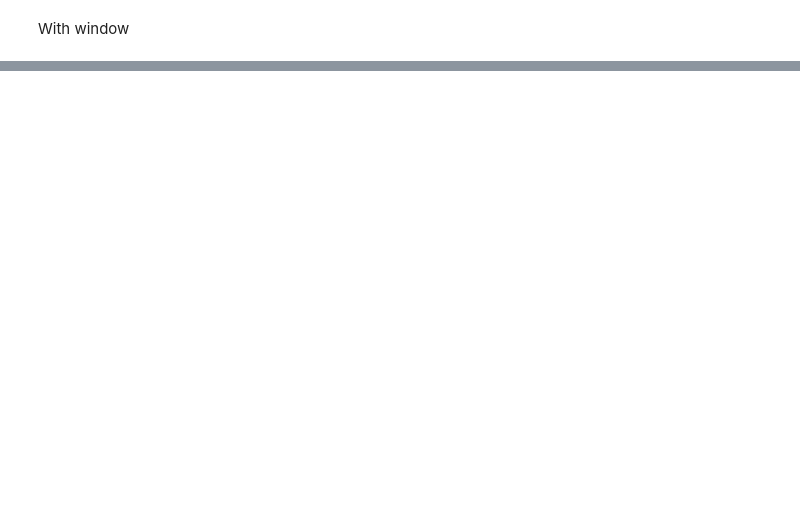
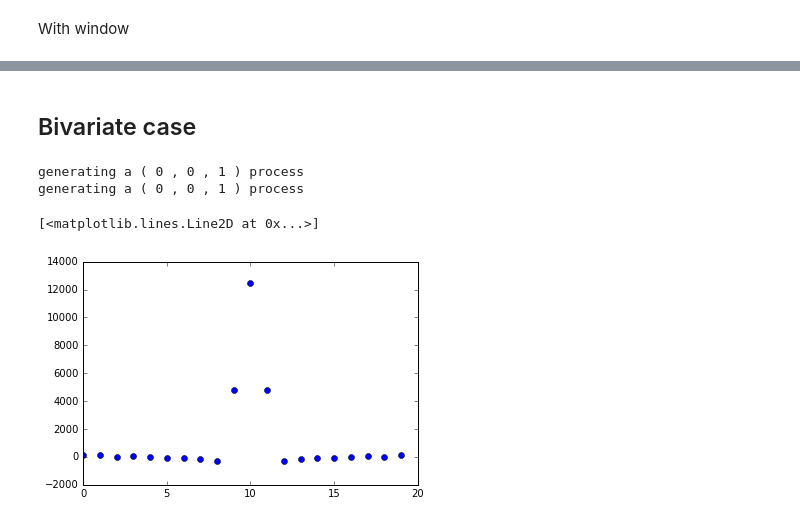
Before and after one commit to baruselli/random_walks, a Jupyter notebook: random_walks.ipynb, the cells around one changed output, grey strips where cells are left out. Saved outputs shown, nothing was run; the diff lists cells and outputs as text; code cells hidden in the pictures; blank space fills up the shorter version.

```diff
--- a/random_walks.ipynb
+++ b/random_walks.ipynb
@@ -723,0 +731,14 @@ generating a ( 0 , 0 , 1 ) process
+# %% [markdown]
+## Bivariate case
+# %%
+MA1=generate_arma(X1[:,2],(),(0.5,),integrate=False)
+MA2=generate_arma(X1[:,3],(),(0.5,),integrate=False)
+# %% [output]
+generating a ( 0 , 0 , 1 ) process
+generating a ( 0 , 0 , 1 ) process
+# %%
+from scipy.signal import correlate
+plt.plot(correlate(MA1, MA1, mode='same')[int(len(MA1)/2)-10:int(len(MA1)/2)+10],'o')
+# %% [output]
+[<matplotlib.lines.Line2D at 0x...>]
+[figure, added]
```
Also changed, not shown: parts of 74 cells of this notebook, 3 other files.
